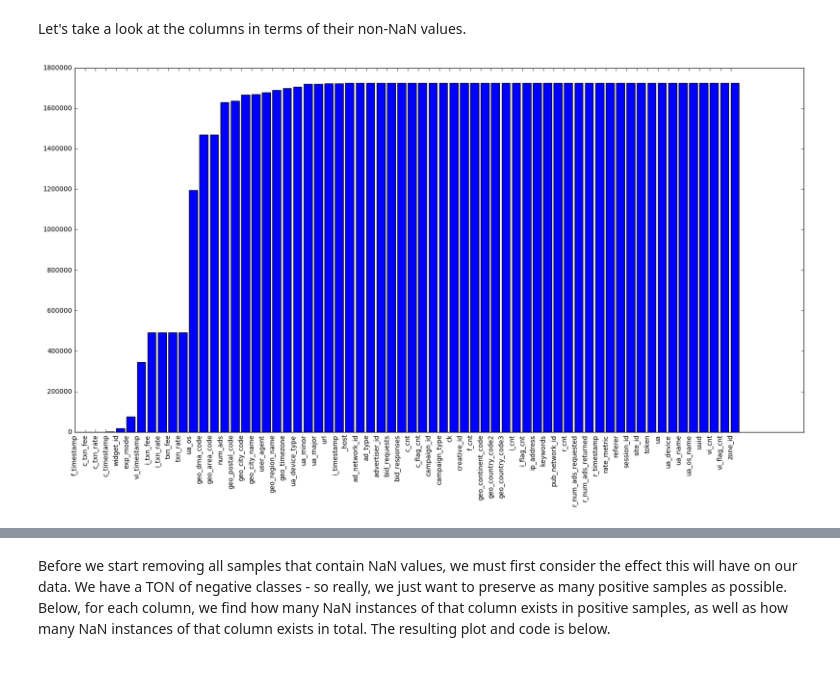
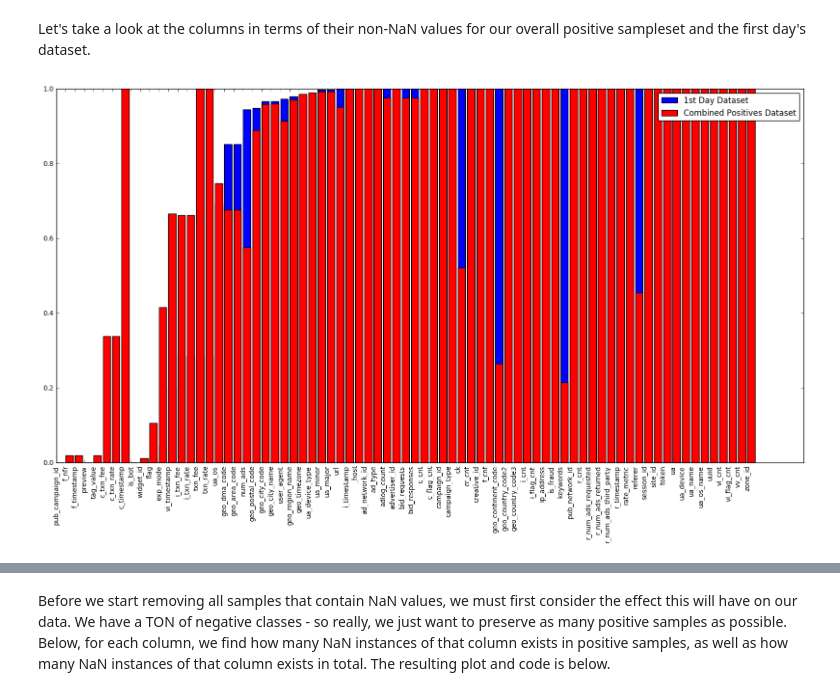
Before and after one commit to learning-machine-learning/polymorph-ua, a Jupyter notebook: Jihan_Preprocess.ipynb, the cells around one changed output, grey strips where cells are left out. Drawn from its saved outputs; the diff is of its cells as text; code cells hidden in the pictures.

```diff
--- a/Jihan_Preprocess.ipynb
+++ b/Jihan_Preprocess.ipynb
@@ -19 +14,24 @@ df = store['df']  # load it
+# %%
+#Initial csv reading
+#df = pd.concat(pd.read_json('data/combined_day1', lines=True, chunksize=100000))
+#df_pos.to_csv('data/positives.csv', index=False)
+
+#Open our hdf files
+df_store = pd.HDFStore('data/combined_day1.h5')
+pos_store = pd.HDFStore('data/positives.h5')
+
+#Save our dataframes as hdf5
+#df_store['df'] = df
+#pos_store['df'] = df_pos
+
+#Load out dataframes
+df_pos = pos_store['df']
+df = df_store['df']
+
+#Close our hdf files
+pos_store.close()
+df_store.close()
+
+#the combined dataset has more features than our day 1, we will take out these extra features
+df_pos = df_pos.drop([c for c in df_pos.columns if c not in df.columns], axis=1)
 # %% [markdown]
@@ -21,12 +39,12 @@ Now let's do some low level preprocessing. Any rows where c_cnt is NaN must be r
 # %%
+todrop = {} #key is the column, value is the reason
+
 #Drop all rows where c_cnt is NaN
 df = df[np.isfinite(df['c_cnt'])]
 #Drop all columns where nunique() == 1
 for c in df.columns:
     try:
         if df[c].nunique() < 2:
-            print("Column ", c, "only has 1 unique value, so we are dropping it")
-            df = df.drop(c, axis=1)
+            todrop[c] = 'Only has 1 unique value'
     except:
         pass
-df.shape
@@ -46,12 +51,16 @@ Column  vv_cnt only has 1 unique value, so we are dropping it
 # %% [markdown]
-Let's take a look at the columns in terms of their non-NaN values.
+Let's take a look at the columns in terms of their non-NaN values for our overall positive sampleset and the first day's dataset.
 # %%
-countx, county = [c for c in df.columns], [df[c].count() for c in df.columns]
-countx = [x for _, x in sorted(zip(county, countx))]
-county = sorted(county)
+countx, county_df = [c for c in df.columns], [df[c].count()/df.shape[0] for c in df.columns]
+#sort them by 1st day dataframe's non-NaN count
+countx = [x for _, x in sorted(zip(county_df, countx))]
+county_pos = [df_pos[c].count()/df_pos.shape[0] for c in countx]
+county_df = sorted(county_df)
 plt.figure(figsize=(20,10))
-plt.bar([i for i in range(len(countx))], county)
+plt.bar([i for i in range(len(countx))], county_df, color='b', label='1st Day Dataset')
+plt.bar([i for i in range(len(countx))], county_pos, color='r', label='Combined Positives Dataset')
 plt.xticks([i for i in range(len(countx))], countx, rotation=90)
+plt.legend()
 plt.show()
 # %% [output]
-[figure, old version]
+[figure, new version]
```
Also changed, not shown: parts of 14 cells of this notebook.
